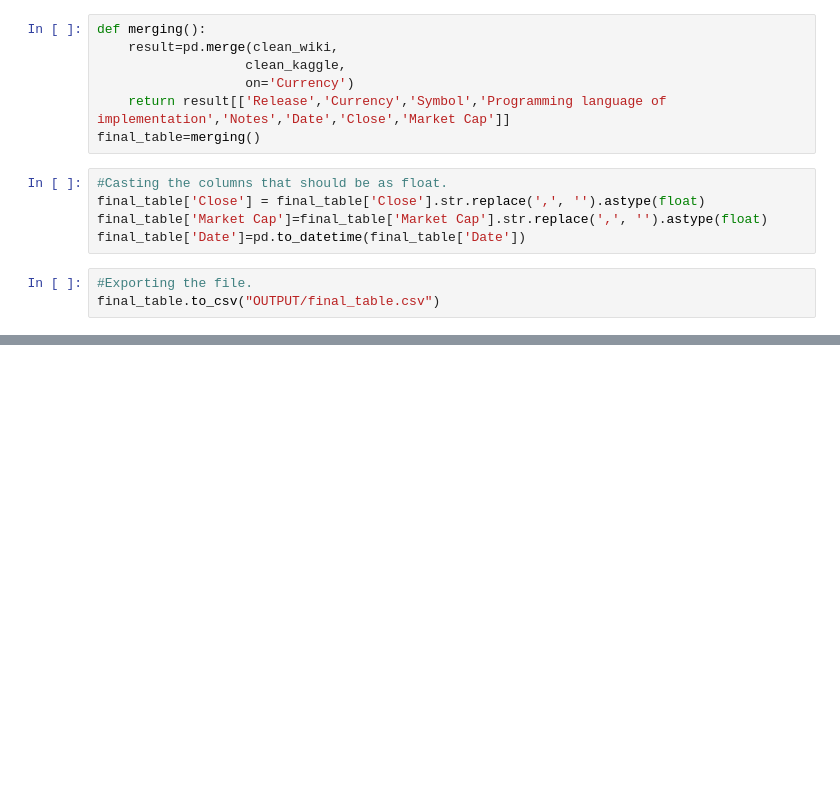
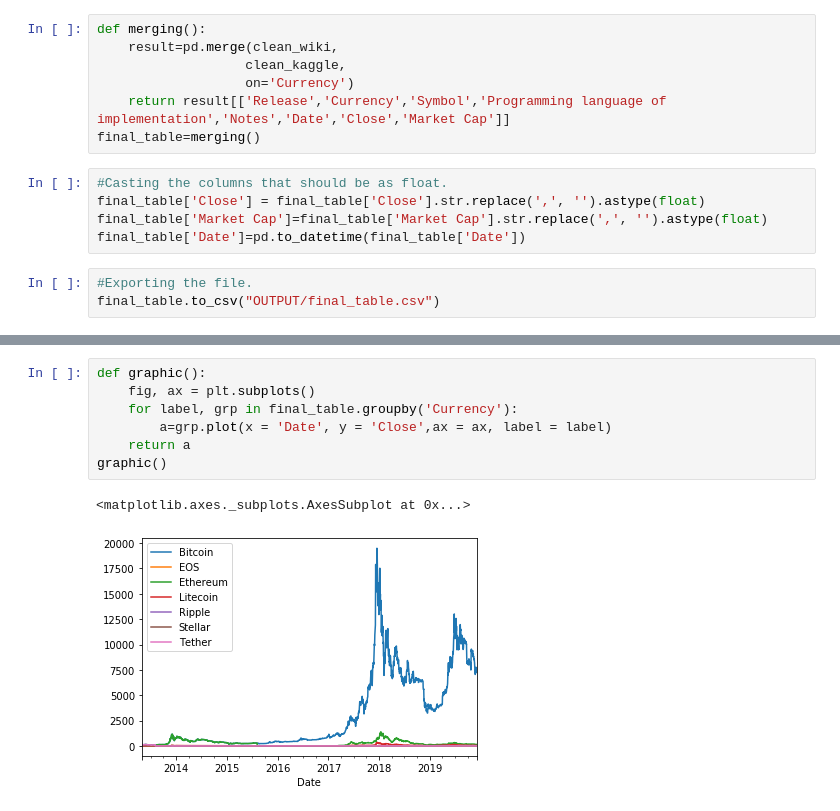
Before and after one commit to meryreddoor/Bitcoins_Scraping, a Jupyter notebook: Coins.ipynb, the cells around one changed output, grey strips where cells are left out. Saved outputs shown, nothing was run; the diff lists cells and outputs as text; blank space fills up the shorter version.

```diff
--- a/Coins.ipynb
+++ b/Coins.ipynb
@@ -96,0 +113,10 @@ final_table.to_csv("OUTPUT/final_table.csv")
+# %%
+def graphic():
+    fig, ax = plt.subplots()
+    for label, grp in final_table.groupby('Currency'):
+        a=grp.plot(x = 'Date', y = 'Close',ax = ax, label = label)
+    return a
+graphic()
+# %% [output]
+<matplotlib.axes._subplots.AxesSubplot at 0x...>
+[figure, added]
```
Also changed, not shown: parts of 1 cell of this notebook.
